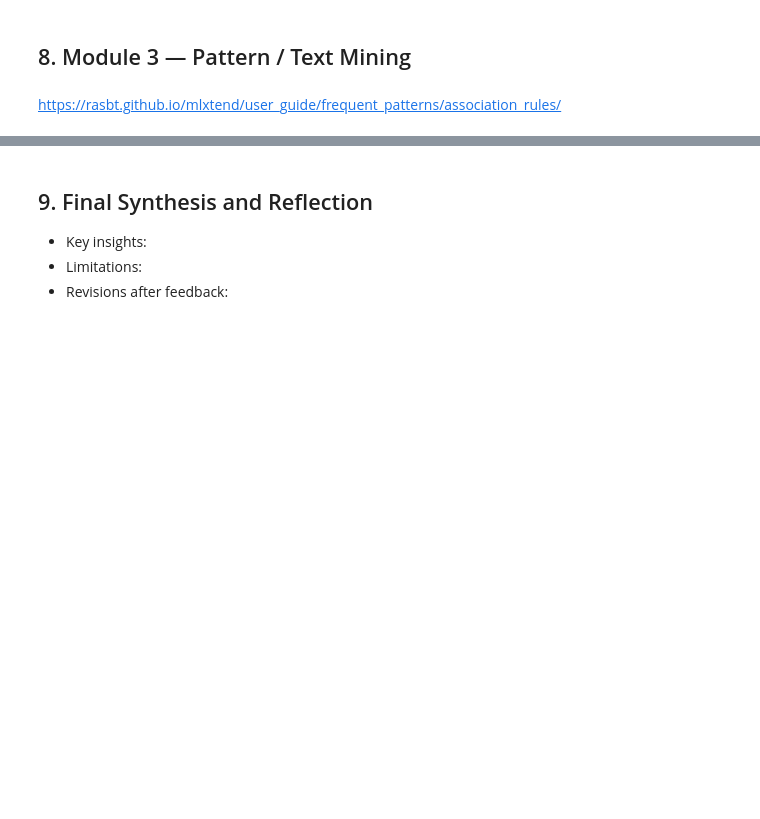
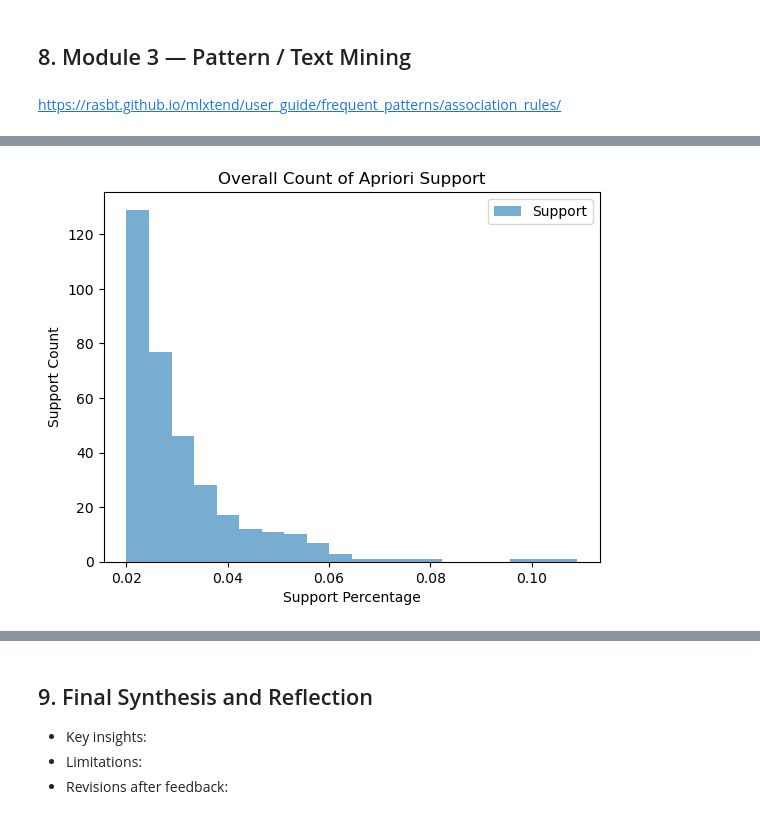
Before and after one commit to NouRALsaidD/data_mining_2026, a Jupyter notebook: data_mining_project_template.ipynb, the cells around one changed output, grey strips where cells are left out. Saved outputs shown, nothing was run; the diff lists cells and outputs as text; code cells hidden in the pictures; blank space fills up the shorter version.

Commit message:
changes that couldn't be merged are here. changes are in pattern mining and import statements

```diff
--- a/data_mining_project_template.ipynb
+++ b/data_mining_project_template.ipynb
@@ -1920,0 +1917,16 @@ rules
+# %%
+plt.hist(
+    pattern['support'],
+    bins=20,
+    alpha=0.6,
+    label="Support"
+)
+
+
+plt.xlabel("Support Percentage")
+plt.ylabel("Support Count")
+plt.title("Overall Count of Apriori Support")
+plt.legend()
+plt.show()
+# %% [output]
+[figure, added]
```
Also changed, not shown: parts of 21 cells of this notebook.
